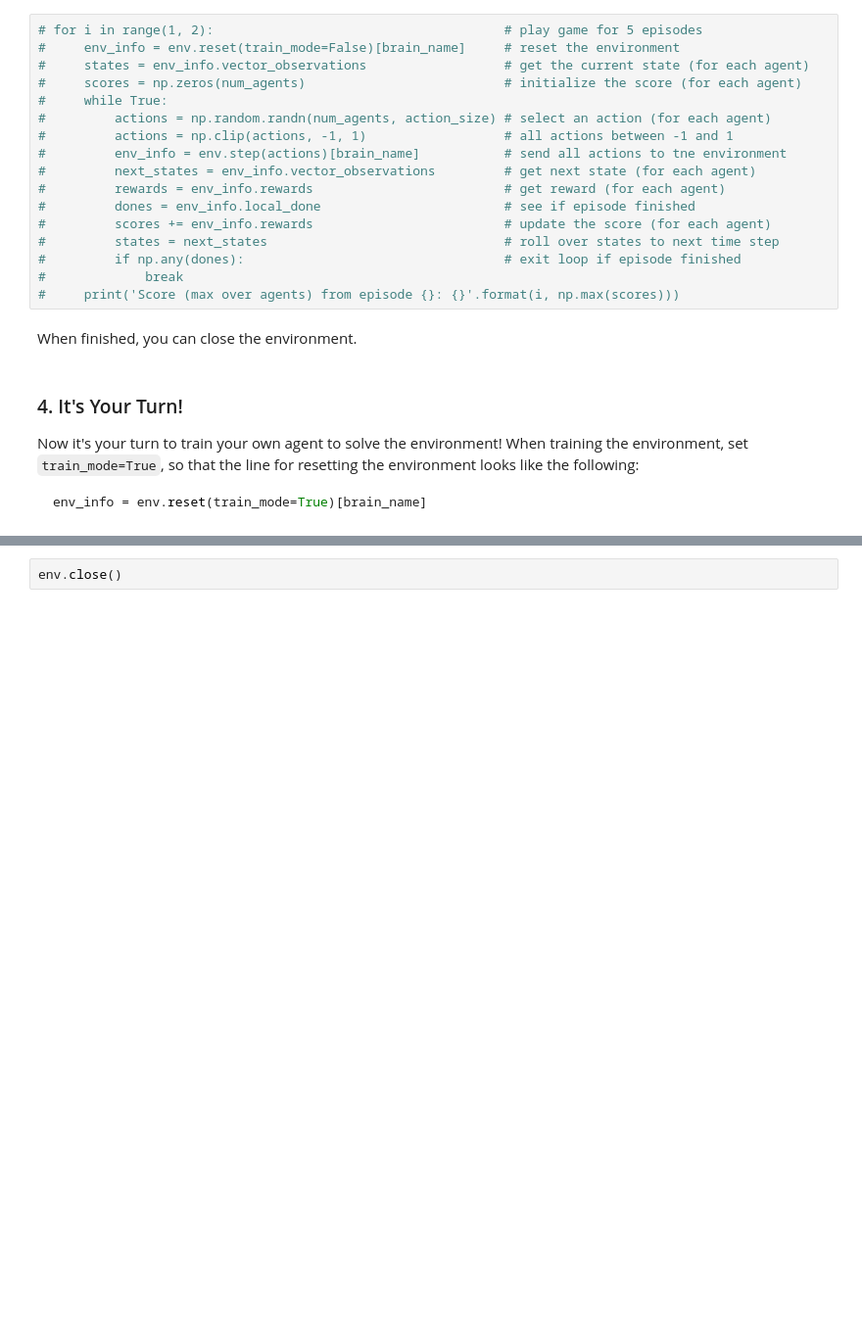
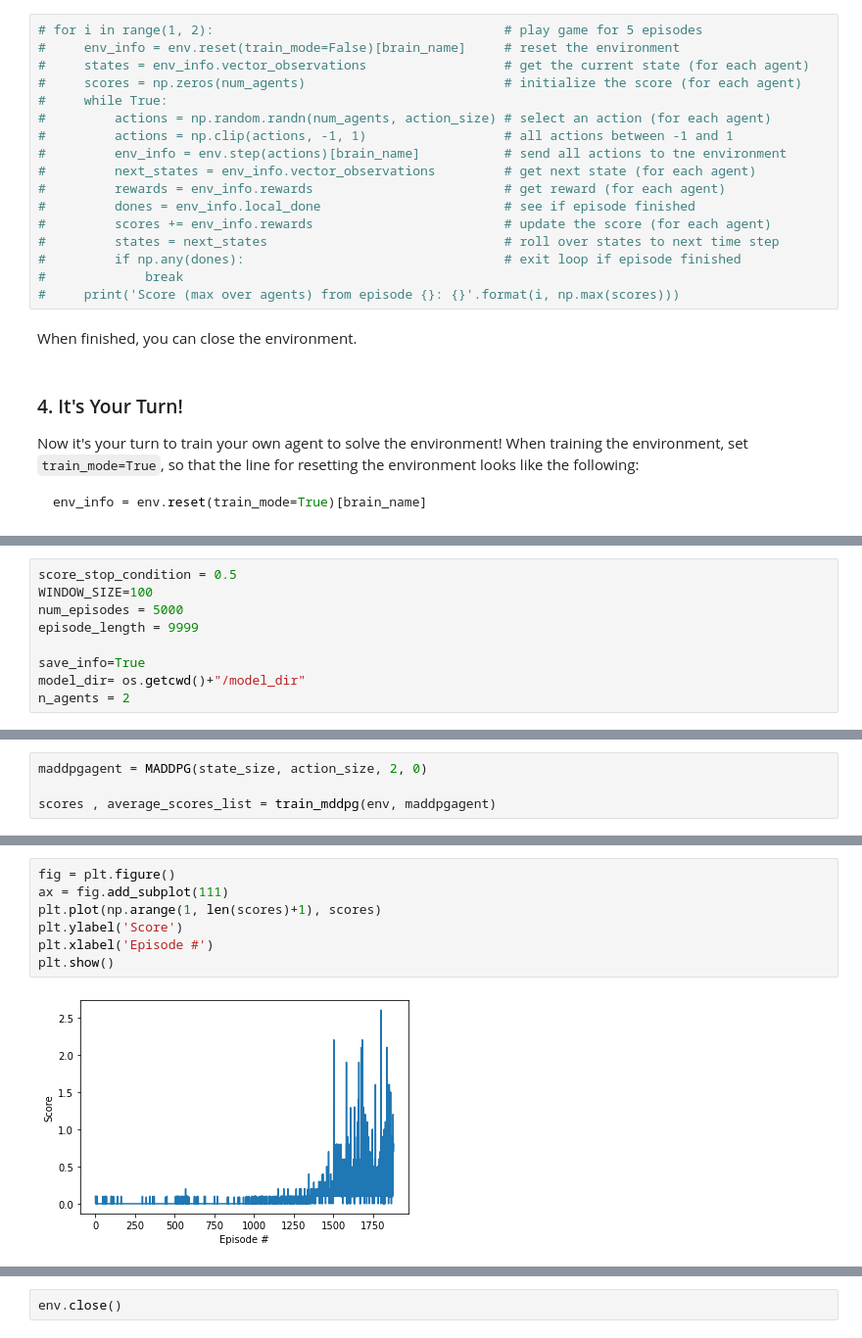
Before and after one commit to PauloRodriguesJr/DRLN_collaboration_competition, a Jupyter notebook: p3_collab-compet/Tennis.ipynb, the cells around one changed output, grey strips where cells are left out. Shown at 98% size. Saved outputs shown, nothing was run; the diff lists cells and outputs as text; blank space fills up the shorter version.

Commit message:
(feat) p3_collab_compet: first solution that satisfies the score requirements

```diff
--- a/p3_collab-compet/Tennis.ipynb
+++ b/p3_collab-compet/Tennis.ipynb
@@ -334,0 +163,9 @@ RuntimeError: both arguments to matmul need to be at least 1D, but they are 0D a
+# %%
+score_stop_condition = 0.5
+WINDOW_SIZE=100
+num_episodes = 5000
+episode_length = 9999
+
+save_info=True
+model_dir= os.getcwd()+"/model_dir"
+n_agents = 2
@@ -334,0 +327,4 @@ RuntimeError: both arguments to matmul need to be at least 1D, but they are 0D a
+# %%
+maddpgagent = MADDPG(state_size, action_size, 2, 0)
+
+scores , average_scores_list = train_mddpg(env, maddpgagent)
@@ -334,0 +351,9 @@ RuntimeError: both arguments to matmul need to be at least 1D, but they are 0D a
+# %%
+fig = plt.figure()
+ax = fig.add_subplot(111)
+plt.plot(np.arange(1, len(scores)+1), scores)
+plt.ylabel('Score')
+plt.xlabel('Episode #')
+plt.show()
+# %% [output]
+[figure, added]
```
Also changed, not shown: parts of 13 cells of this notebook, 9 other files.
